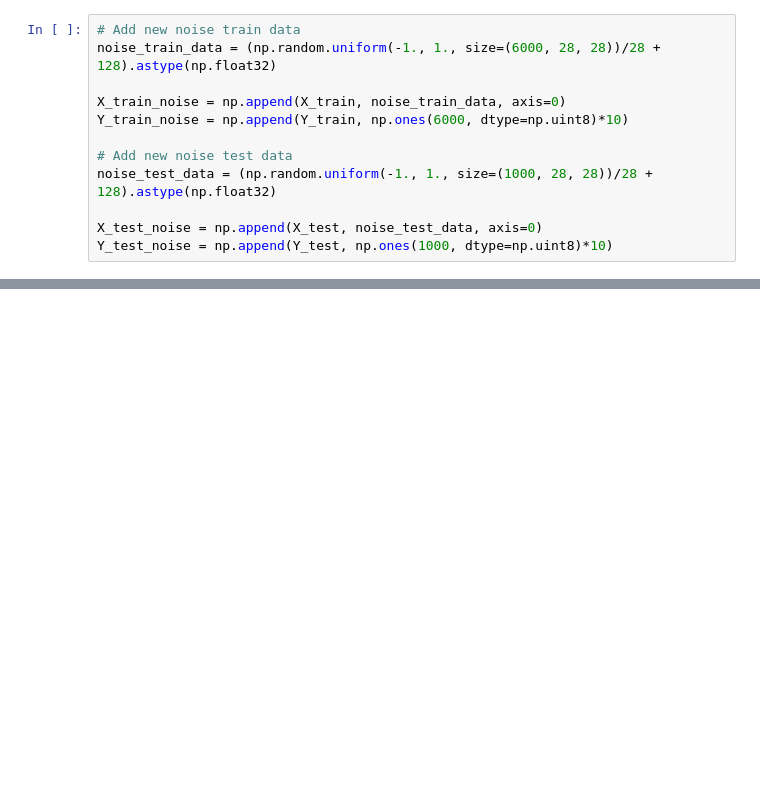
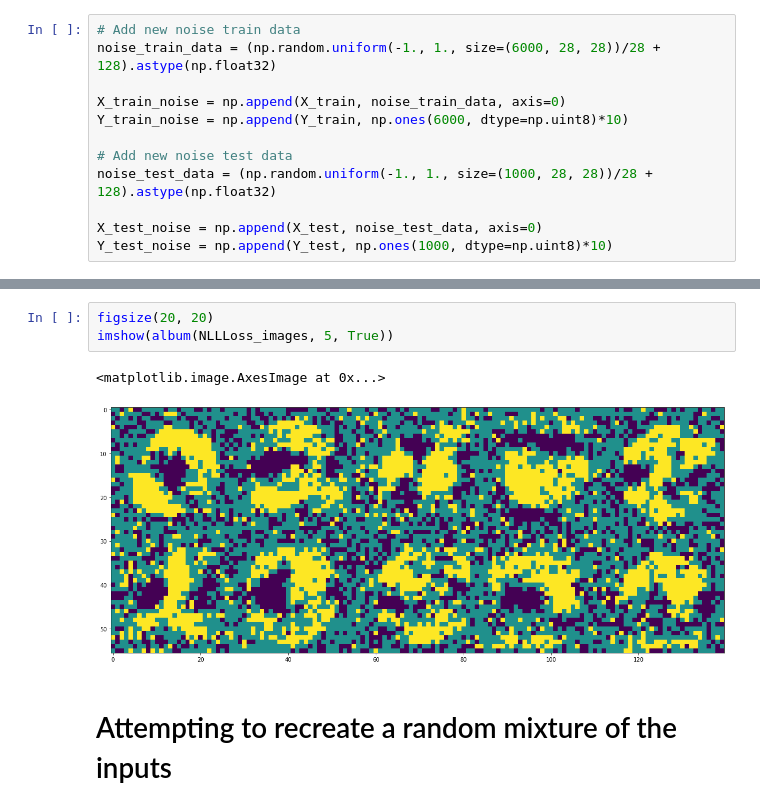
Before and after one commit to Popeyef5/NumpyMNIST, a Jupyter notebook: MNIST_generation_with_backprop.ipynb, the cells around one changed output, grey strips where cells are left out. Cells and saved outputs as stored; diff of their text form; blank space fills up the shorter version.

```diff
--- a/MNIST_generation_with_backprop.ipynb
+++ b/MNIST_generation_with_backprop.ipynb
@@ -361,0 +505,8 @@ np.argmax(res)
+# %%
+figsize(20, 20)
+imshow(album(NLLLoss_images, 5, True))
+# %% [output]
+<matplotlib.image.AxesImage at 0x...>
+[figure, added]
+# %% [markdown]
+# Attempting to recreate a random mixture of the inputs
```
Also changed, not shown: parts of 13 cells of this notebook, 2 other files.
